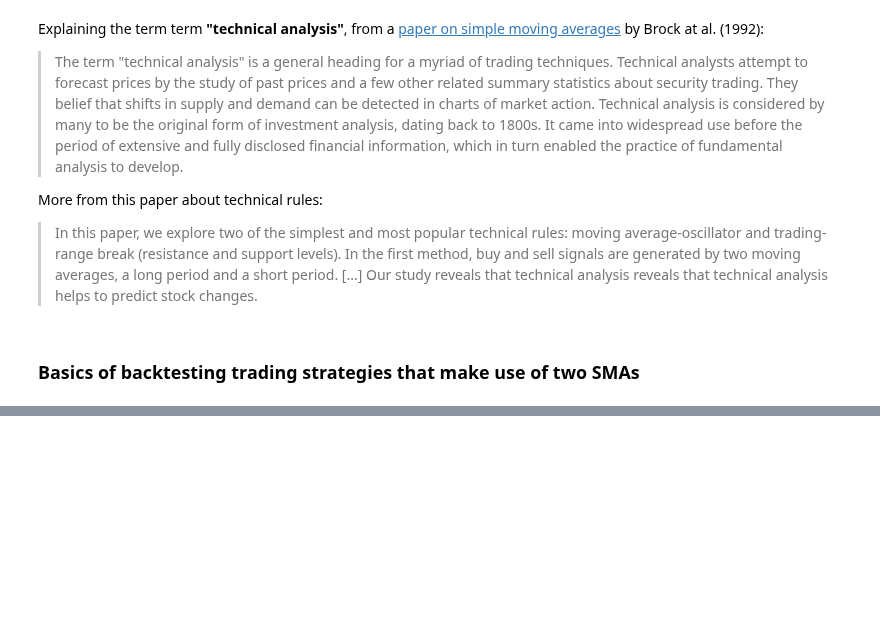
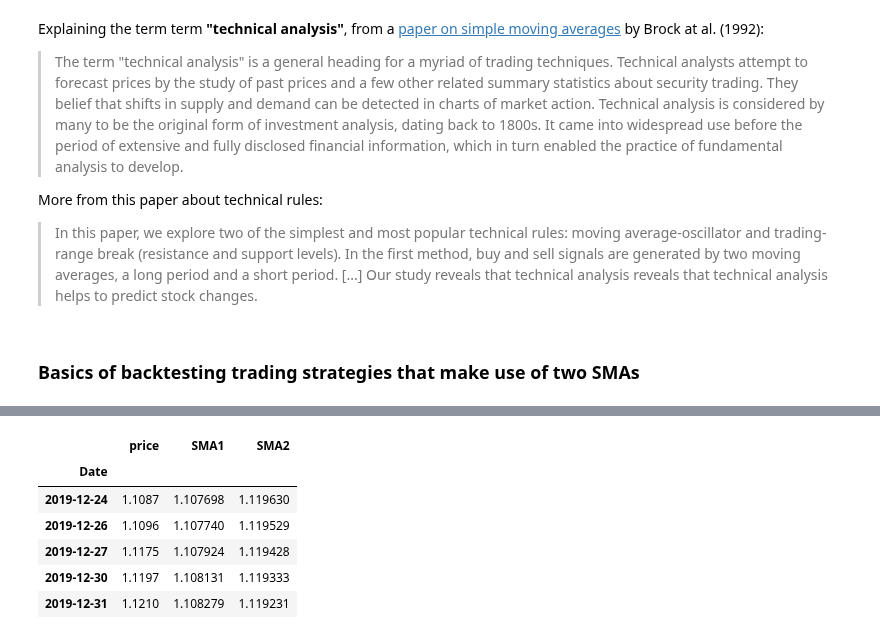
Before and after one commit to mindeleven/Analyzing-financial-data-with-python-and-rust, a Jupyter notebook: algorithmic_trading/algorithmic-trading-hilpisch/python_for_algorithmic_trading/ch04_Vectorized_Backtesting/02_moving_averages_strategies.ipynb, the cells around one changed output, grey strips where cells are left out. Saved outputs shown, nothing was run; the diff lists cells and outputs as text; code cells hidden in the pictures; blank space fills up the shorter version.

```diff
--- a/algorithmic_trading/algorithmic-trading-hilpisch/python_for_algorithmic_trading/ch04_Vectorized_Backtesting/02_moving_averages_strategies.ipynb
+++ b/algorithmic_trading/algorithmic-trading-hilpisch/python_for_algorithmic_trading/ch04_Vectorized_Backtesting/02_moving_averages_strategies.ipynb
@@ -16,0 +70,3 @@ More from this paper about technical rules:
+# %%
+data = pd.DataFrame(raw['EUR=']) # (3) transforming Series object to DataFrame object
+data
@@ -16,0 +131,10 @@ More from this paper about technical rules:
+# %%
+data.tail() # printing the final five rows
+# %% [output]
+|  | price | SMA1 | SMA2 |
+| Date |  |  |  |
+| 2019-12-24 | 1.1087 | 1.107698 | 1.119630 |
+| 2019-12-26 | 1.1096 | 1.107740 | 1.119529 |
+| 2019-12-27 | 1.1175 | 1.107924 | 1.119428 |
+| 2019-12-30 | 1.1197 | 1.108131 | 1.119333 |
+| 2019-12-31 | 1.1210 | 1.108279 | 1.119231 |
```
Also changed, not shown: parts of 18 cells of this notebook.
